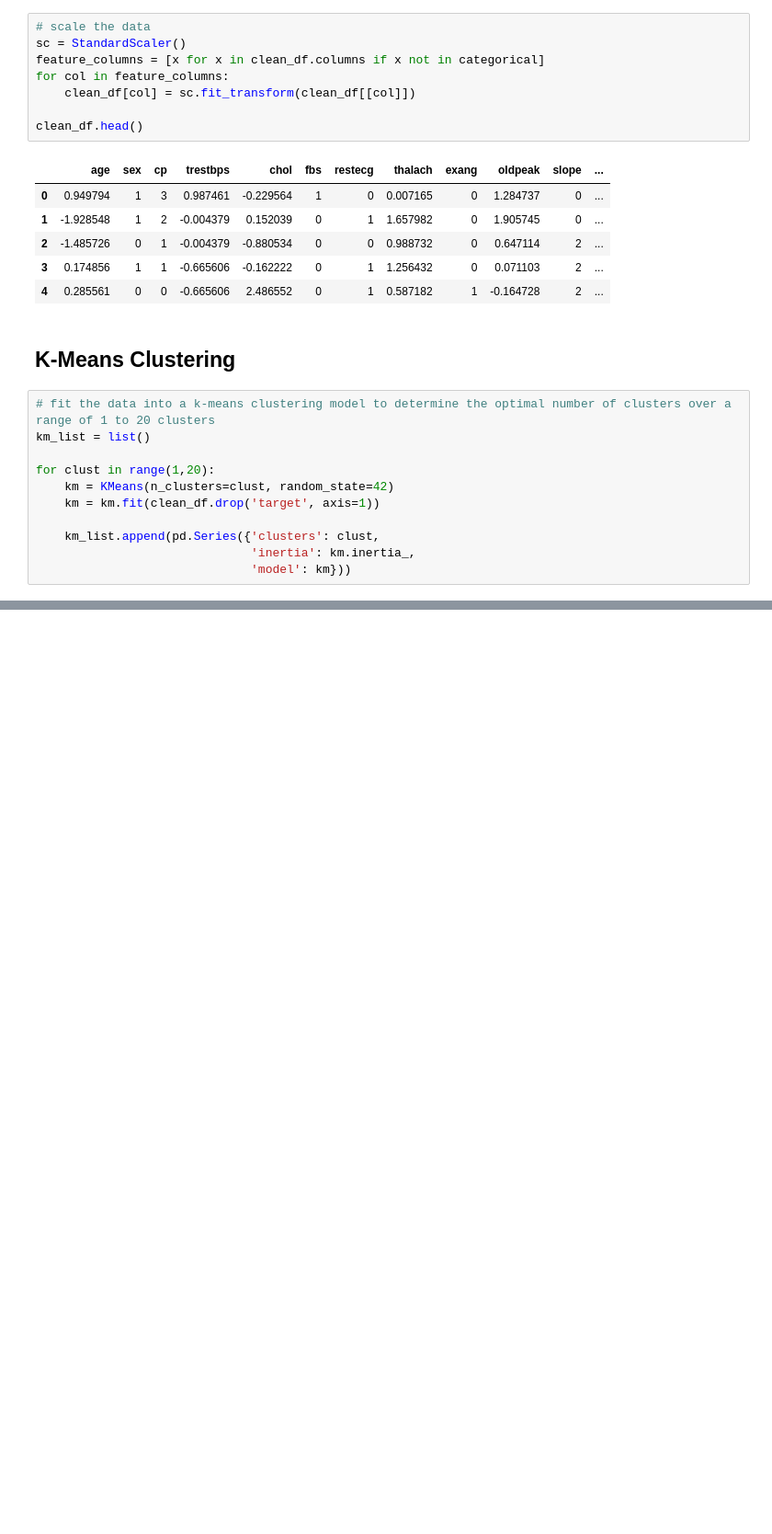
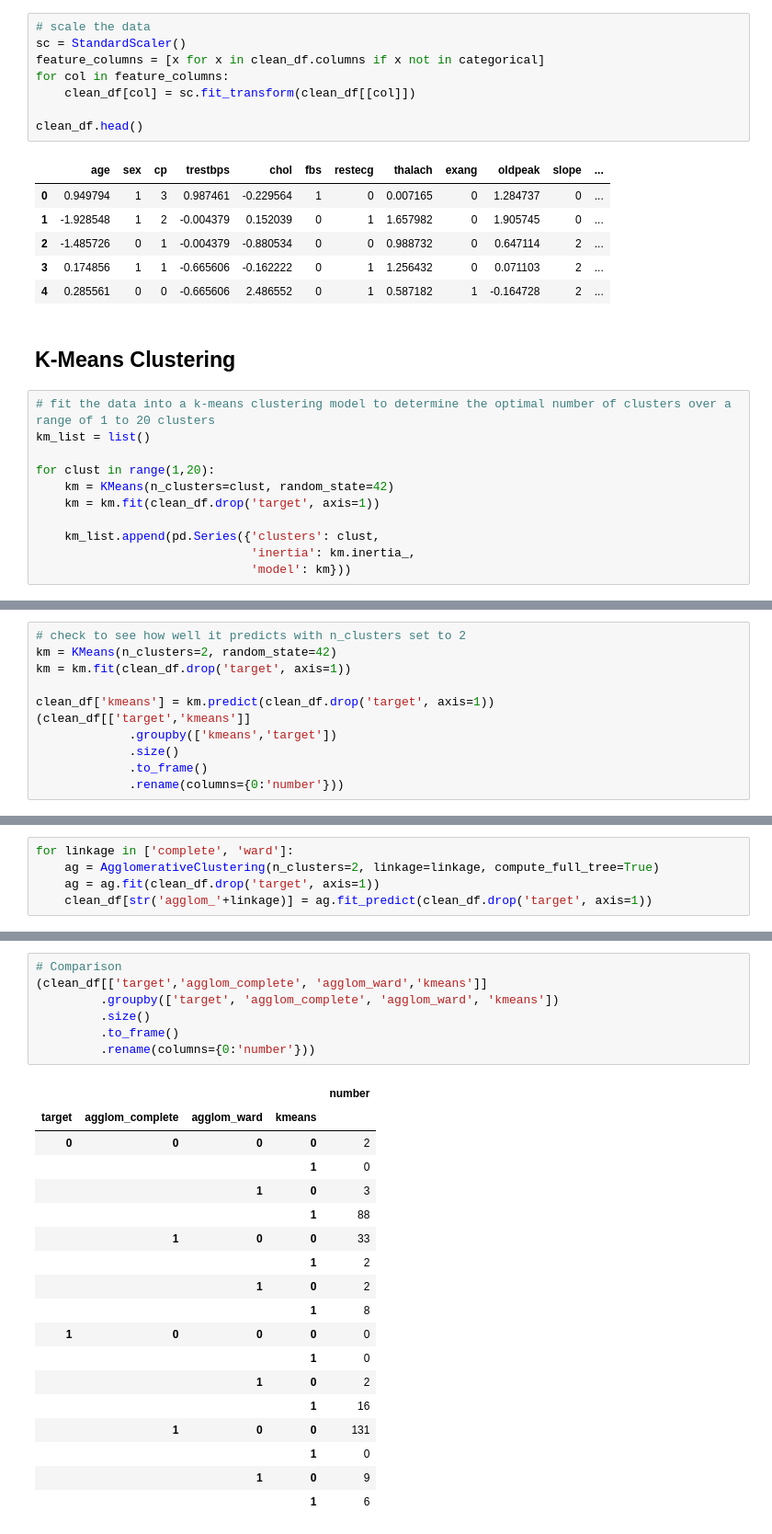
Before and after one commit to LucianPopaLVP/Project-4---Unsupervised-Machine-Learning, a Jupyter notebook: heart_disease_report_unsupervised_learning.ipynb, the cells around one changed output, grey strips where cells are left out. Shown at 92% size. Saved outputs shown, nothing was run; the diff lists cells and outputs as text; blank space fills up the shorter version.

```diff
--- a/heart_disease_report_unsupervised_learning.ipynb
+++ b/heart_disease_report_unsupervised_learning.ipynb
@@ -438,0 +443,11 @@ ax.set(xlabel='Cluster', ylabel='Inertia');
+# %%
+# check to see how well it predicts with n_clusters set to 2
+km = KMeans(n_clusters=2, random_state=42)
+km = km.fit(clean_df.drop('target', axis=1))
+
+clean_df['kmeans'] = km.predict(clean_df.drop('target', axis=1))
+(clean_df[['target','kmeans']]
+             .groupby(['kmeans','target'])
+             .size()
+             .to_frame()
+             .rename(columns={0:'number'}))
@@ -438,0 +463,5 @@ ax.set(xlabel='Cluster', ylabel='Inertia');
+# %%
+for linkage in ['complete', 'ward']:
+    ag = AgglomerativeClustering(n_clusters=2, linkage=linkage, compute_full_tree=True)
+    ag = ag.fit(clean_df.drop('target', axis=1))
+    clean_df[str('agglom_'+linkage)] = ag.fit_predict(clean_df.drop('target', axis=1))
@@ -438,0 +496,26 @@ ax.set(xlabel='Cluster', ylabel='Inertia');
+# %%
+# Comparison
+(clean_df[['target','agglom_complete', 'agglom_ward','kmeans']]
+         .groupby(['target', 'agglom_complete', 'agglom_ward', 'kmeans'])
+         .size()
+         .to_frame()
+         .rename(columns={0:'number'}))
+# %% [output]
+|  |  |  |  | number |
+| target | agglom_complete | agglom_ward | kmeans |  |
+| 0 | 0 | 0 | 0 | 2 |
+|  |  |  | 1 | 0 |
+|  |  | 1 | 0 | 3 |
+|  |  |  | 1 | 88 |
+|  | 1 | 0 | 0 | 33 |
+|  |  |  | 1 | 2 |
+|  |  | 1 | 0 | 2 |
+|  |  |  | 1 | 8 |
+| 1 | 0 | 0 | 0 | 0 |
+|  |  |  | 1 | 0 |
+|  |  | 1 | 0 | 2 |
+|  |  |  | 1 | 16 |
+|  | 1 | 0 | 0 | 131 |
+|  |  |  | 1 | 0 |
+|  |  | 1 | 0 | 9 |
+|  |  |  | 1 | 6 |
```
Also changed, not shown: parts of 7 cells of this notebook.
